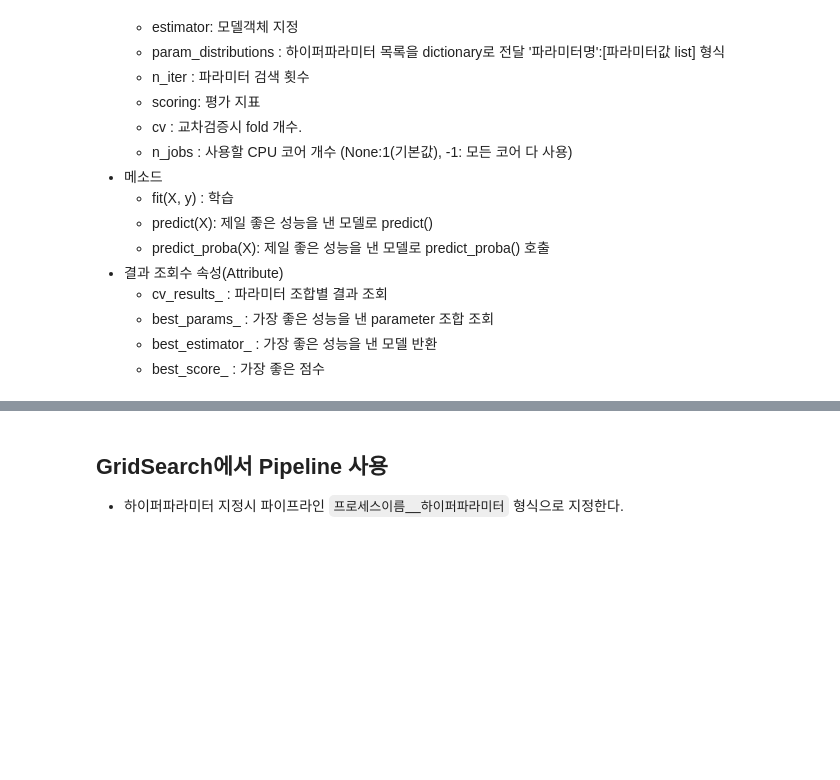
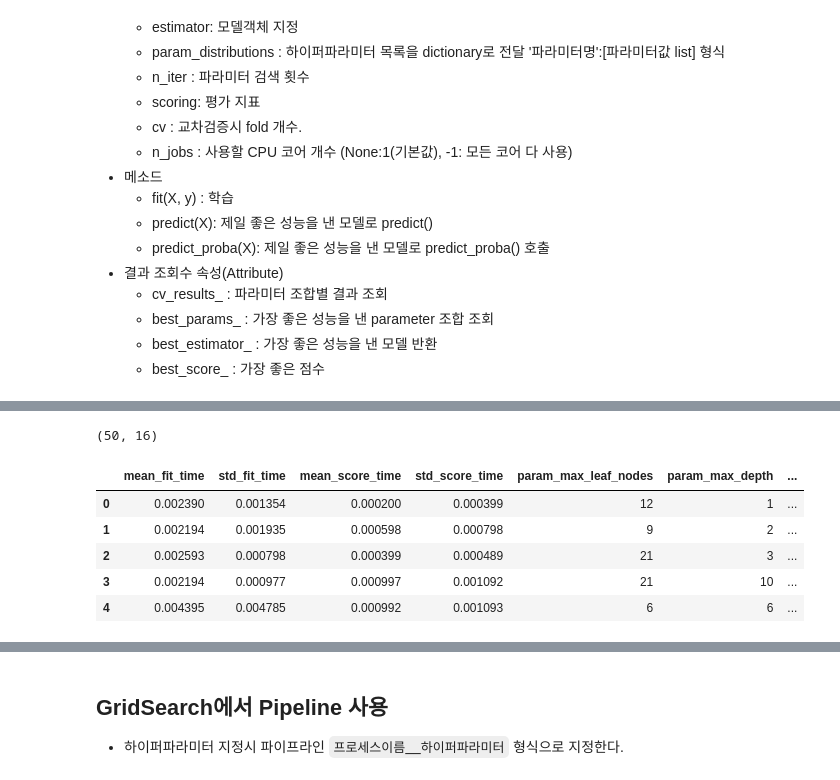
Before and after one commit to purple-cabbage0030/class_review, a Jupyter notebook: 11.MachineLearning/06_과적합_일반화_그리드서치_파이프라인.ipynb, the cells around one changed output, grey strips where cells are left out. Cells and saved outputs as stored; diff of their text form; code cells hidden in the pictures; blank space fills up the shorter version.

```diff
--- a/11.MachineLearning/06_과적합_일반화_그리드서치_파이프라인.ipynb
+++ b/11.MachineLearning/06_과적합_일반화_그리드서치_파이프라인.ipynb
@@ -393,0 +449,14 @@ DecisionTreeClassifier(max_leaf_nodes=5, random_state=0)
+# %%
+result_df = pd.DataFrame(result_dict)
+result_df.shape   # 총 조합 200개 가운데 50개의 조합이 출력됨
+# %% [output]
+(50, 16)
+# %%
+result_df.head()
+# %% [output]
+|  | mean_fit_time | std_fit_time | mean_score_time | std_score_time | param_max_leaf_nodes | param_max_depth | ... |
+| 0 | 0.002390 | 0.001354 | 0.000200 | 0.000399 | 12 | 1 | ... |
+| 1 | 0.002194 | 0.001935 | 0.000598 | 0.000798 | 9 | 2 | ... |
+| 2 | 0.002593 | 0.000798 | 0.000399 | 0.000489 | 21 | 3 | ... |
+| 3 | 0.002194 | 0.000977 | 0.000997 | 0.001092 | 21 | 10 | ... |
+| 4 | 0.004395 | 0.004785 | 0.000992 | 0.001093 | 6 | 6 | ... |
```
Also changed, not shown: parts of 21 cells of this notebook.
